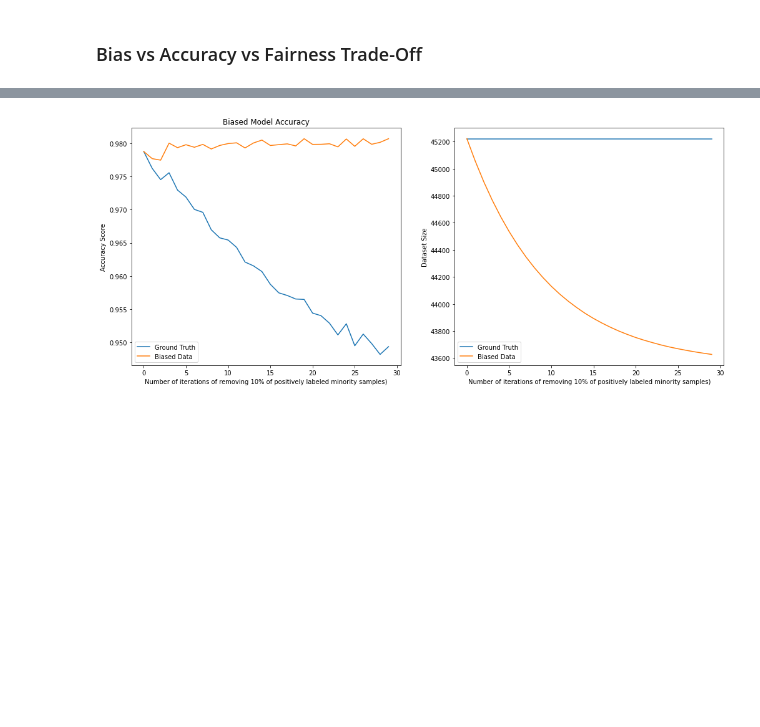
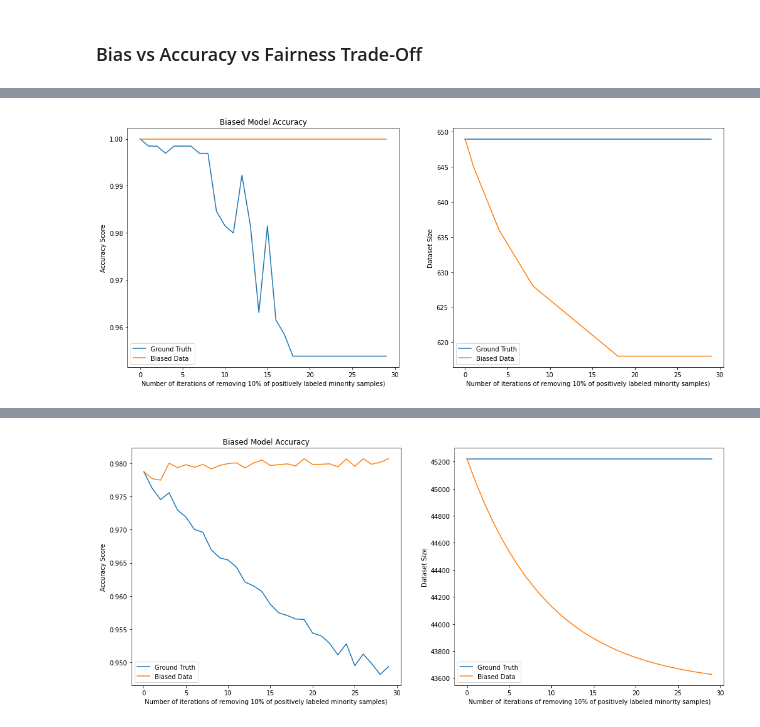
Before and after one commit to mnagired/fairness-sandbox, a Jupyter notebook: under.ipynb, the cells around one changed output, grey strips where cells are left out. Saved outputs shown, nothing was run; the diff lists cells and outputs as text; code cells hidden in the pictures; blank space fills up the shorter version.

```diff
--- a/under.ipynb
+++ b/under.ipynb
@@ -876,0 +924,5 @@ def tradeoff_visualization(classifier, X_true, y_true, df_favored,
+# %%
+# with fairness intervention
+accuracy_visualizations(bias_amts, dataset_size_true, dataset_size_bias, accuracy_on_biased, accuracy_on_true, accuracy_on_biased_mitigated, accuracy_on_true_mitigated, True)
+# %% [output]
+[figure, added]
```
Also changed, not shown: parts of 7 cells of this notebook.
